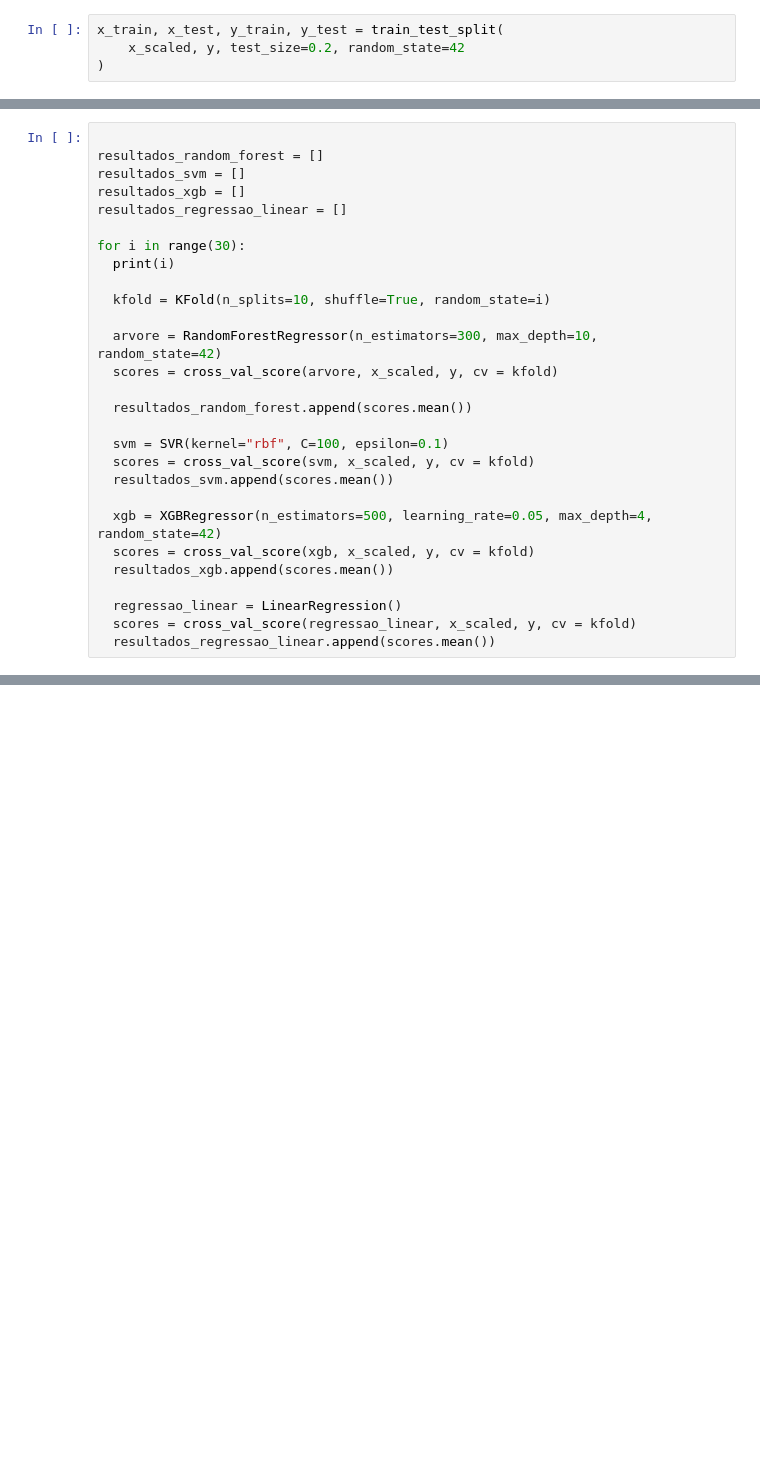
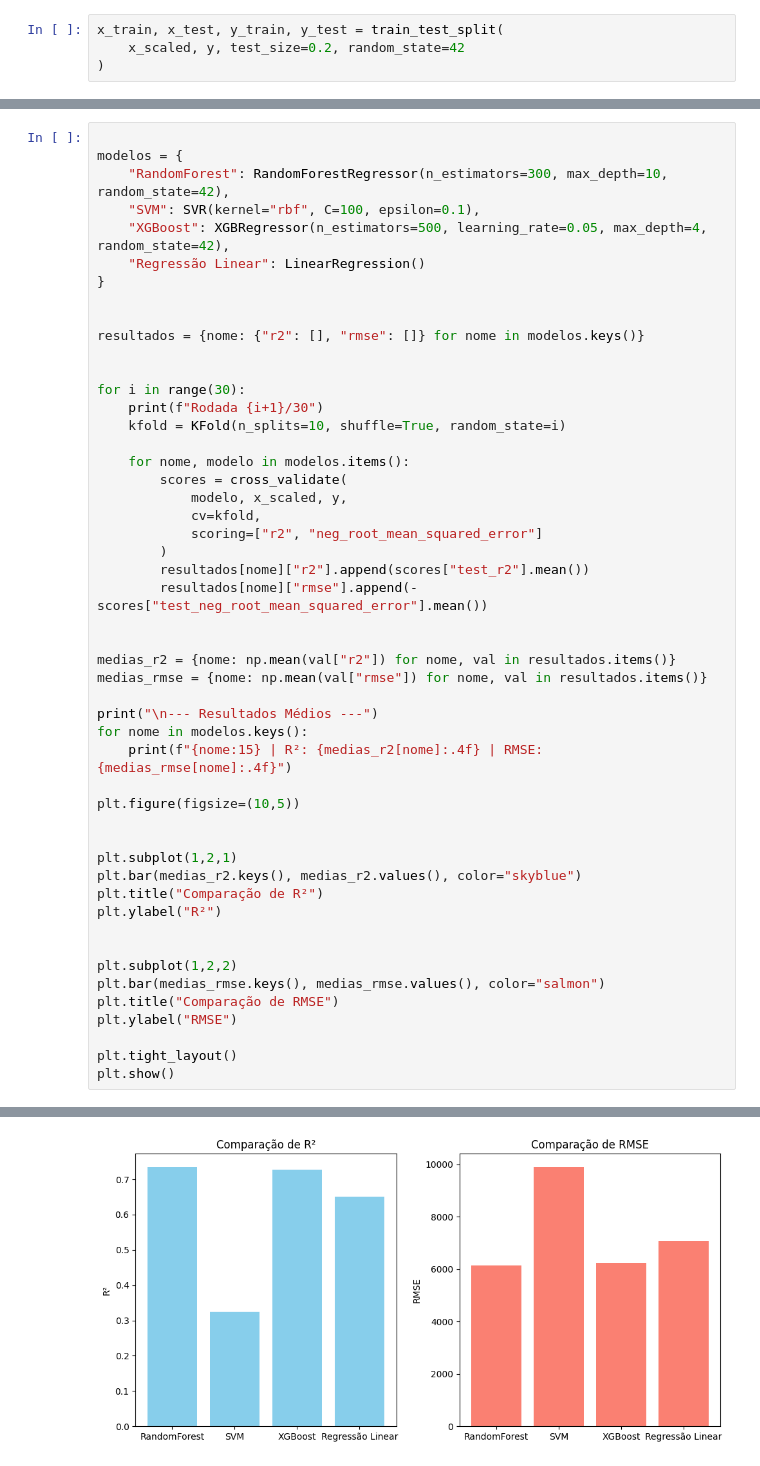
Before and after one commit to CarlosEduuu0/medical-cost-predict, a Jupyter notebook: anlysis.ipynb, the cells around one changed output, grey strips where cells are left out. Cells and saved outputs as stored; diff of their text form; blank space fills up the shorter version.

Commit message:
modelos salvos mais anlises

```diff
--- a/anlysis.ipynb
+++ b/anlysis.ipynb
@@ -251,29 +234,51 @@ XGBRegressor(base_score=None, booster=None, callbacks=None,
 # %%
 
-resultados_random_forest = []
-resultados_svm = []
-resultados_xgb = []
-resultados_regressao_linear = []
+modelos = {
+    "RandomForest": RandomForestRegressor(n_estimators=300, max_depth=10, random_state=42),
+    "SVM": SVR(kernel="rbf", C=100, epsilon=0.1),
+    "XGBoost": XGBRegressor(n_estimators=500, learning_rate=0.05, max_depth=4, random_state=42),
+    "Regressão Linear": LinearRegression()
+}
+
+
+resultados = {nome: {"r2": [], "rmse": []} for nome in modelos.keys()}
+
 
 for i in range(30):
-  print(i)
+    print(f"Rodada {i+1}/30")
+    kfold = KFold(n_splits=10, shuffle=True, random_state=i)
 
-  kfold = KFold(n_splits=10, shuffle=True, random_state=i)
+    for nome, modelo in modelos.items():
+        scores = cross_validate(
+            modelo, x_scaled, y,
+            cv=kfold,
+            scoring=["r2", "neg_root_mean_squared_error"]
+        )
+        resultados[nome]["r2"].append(scores["test_r2"].mean())
+        resultados[nome]["rmse"].append(-scores["test_neg_root_mean_squared_error"].mean())
 
-  arvore = RandomForestRegressor(n_estimators=300, max_depth=10, random_state=42)
-  scores = cross_val_score(arvore, x_scaled, y, cv = kfold)
 
-  resultados_random_forest.append(scores.mean())
+medias_r2 = {nome: np.mean(val["r2"]) for nome, val in resultados.items()}
+medias_rmse = {nome: np.mean(val["rmse"]) for nome, val in resultados.items()}
 
-  svm = SVR(kernel="rbf", C=100, epsilon=0.1)
-  scores = cross_val_score(svm, x_scaled, y, cv = kfold)
-  resultados_svm.append(scores.mean())
+print("\n--- Resultados Médios ---")
+for nome in modelos.keys():
+    print(f"{nome:15} | R²: {medias_r2[nome]:.4f} | RMSE: {medias_rmse[nome]:.4f}")
 
-  xgb = XGBRegressor(n_estimators=500, learning_rate=0.05, max_depth=4, random_state=42)
-  scores = cross_val_score(xgb, x_scaled, y, cv = kfold)
-  resultados_xgb.append(scores.mean())
+plt.figure(figsize=(10,5))
 
-  regressao_linear = LinearRegression()
-  scores = cross_val_score(regressao_linear, x_scaled, y, cv = kfold)
-  resultados_regressao_linear.append(scores.mean())
+
+plt.subplot(1,2,1)
+plt.bar(medias_r2.keys(), medias_r2.values(), color="skyblue")
+plt.title("Comparação de R²")
+plt.ylabel("R²")
+
+
+plt.subplot(1,2,2)
+plt.bar(medias_rmse.keys(), medias_rmse.values(), color="salmon")
+plt.title("Comparação de RMSE")
+plt.ylabel("RMSE")
+
+plt.tight_layout()
+plt.show()
 # %% [output]
@@ -296,0 +302 @@ for i in range(30):
+[figure, added]
```
Also changed, not shown: parts of 10 cells of this notebook, 3 other files.
